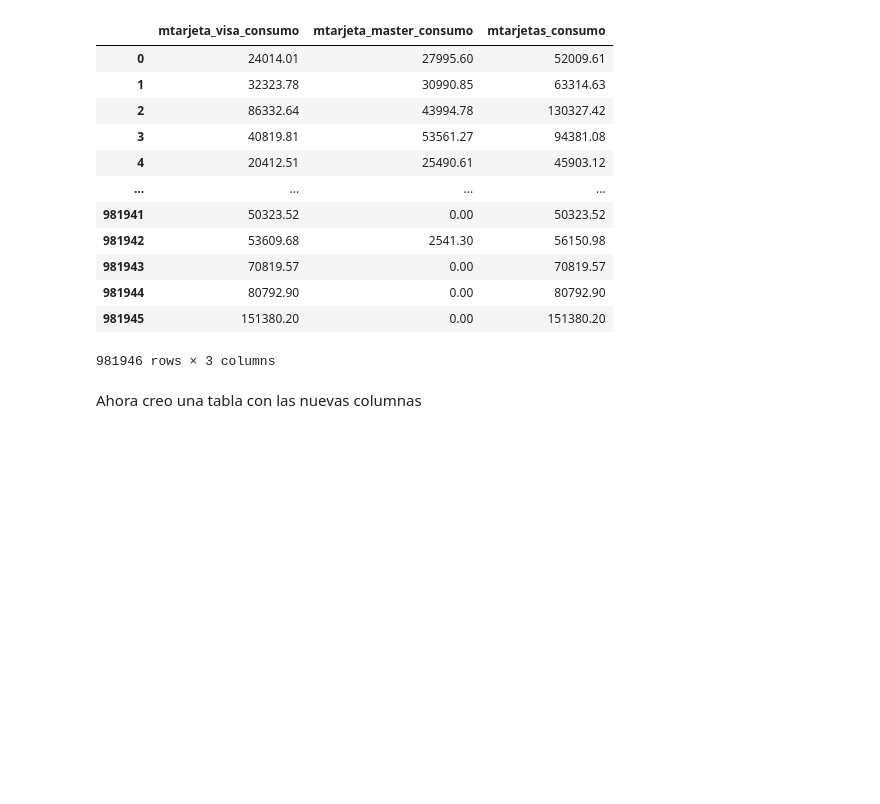
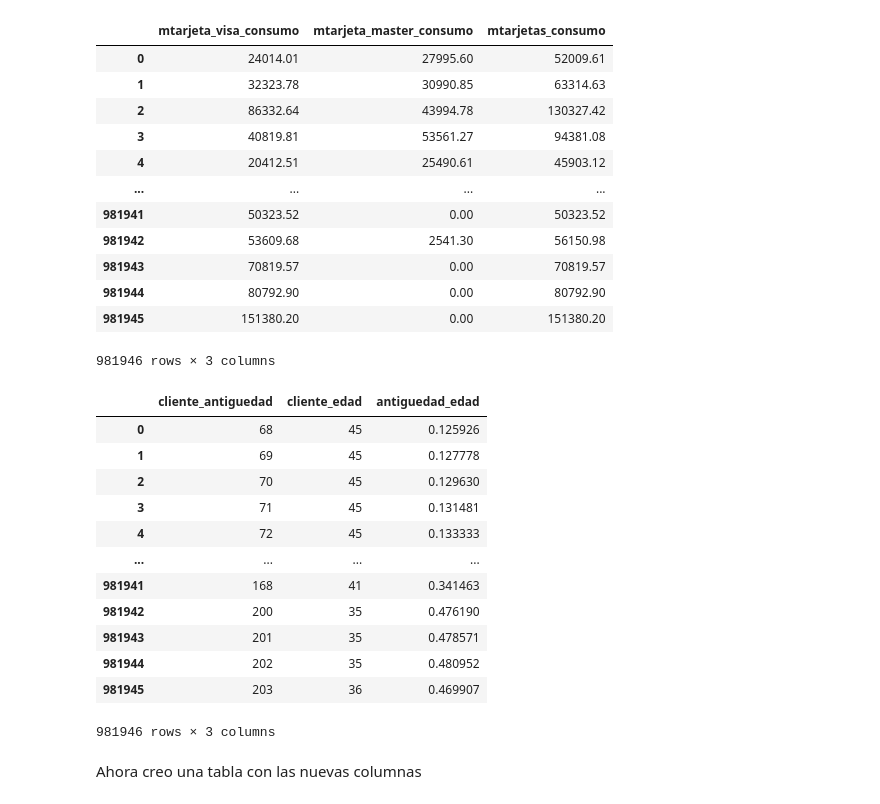
Before and after one commit to dmecoyfin/dmeyf2024, a Jupyter notebook: src/Competencia_1/Feature_Engineering_en_SQL.ipynb, the cells around one changed output. Saved outputs shown, nothing was run; the diff lists cells and outputs as text; code cells hidden in the pictures; blank space fills up the shorter version.

```diff
--- a/src/Competencia_1/Feature_Engineering_en_SQL.ipynb
+++ b/src/Competencia_1/Feature_Engineering_en_SQL.ipynb
@@ -176,6 +308,27 @@ from competencia_01
 | 981944 | 80792.90 | 0.00 | 80792.90 |
 | 981945 | 151380.20 | 0.00 | 151380.20 |
 981946 rows × 3 columns
+# %%
+%%sql
+select
+    cliente_antiguedad,
+    cliente_edad,
+    (cliente_antiguedad / 12.0) / ifnull(cliente_edad, 0) as antiguedad_edad
+from competencia_01
+# %% [output]
+|  | cliente_antiguedad | cliente_edad | antiguedad_edad |
+| 0 | 68 | 45 | 0.125926 |
+| 1 | 69 | 45 | 0.127778 |
+| 2 | 70 | 45 | 0.129630 |
+| 3 | 71 | 45 | 0.131481 |
+| 4 | 72 | 45 | 0.133333 |
+| ... | ... | ... | ... |
+| 981941 | 168 | 41 | 0.341463 |
+| 981942 | 200 | 35 | 0.476190 |
+| 981943 | 201 | 35 | 0.478571 |
+| 981944 | 202 | 35 | 0.480952 |
+| 981945 | 203 | 36 | 0.469907 |
+981946 rows × 3 columns
 # %% [markdown]
 Ahora creo una tabla con las nuevas columnas
 # %%
```
Also changed, not shown: parts of 3 cells of this notebook, 4 other files.
